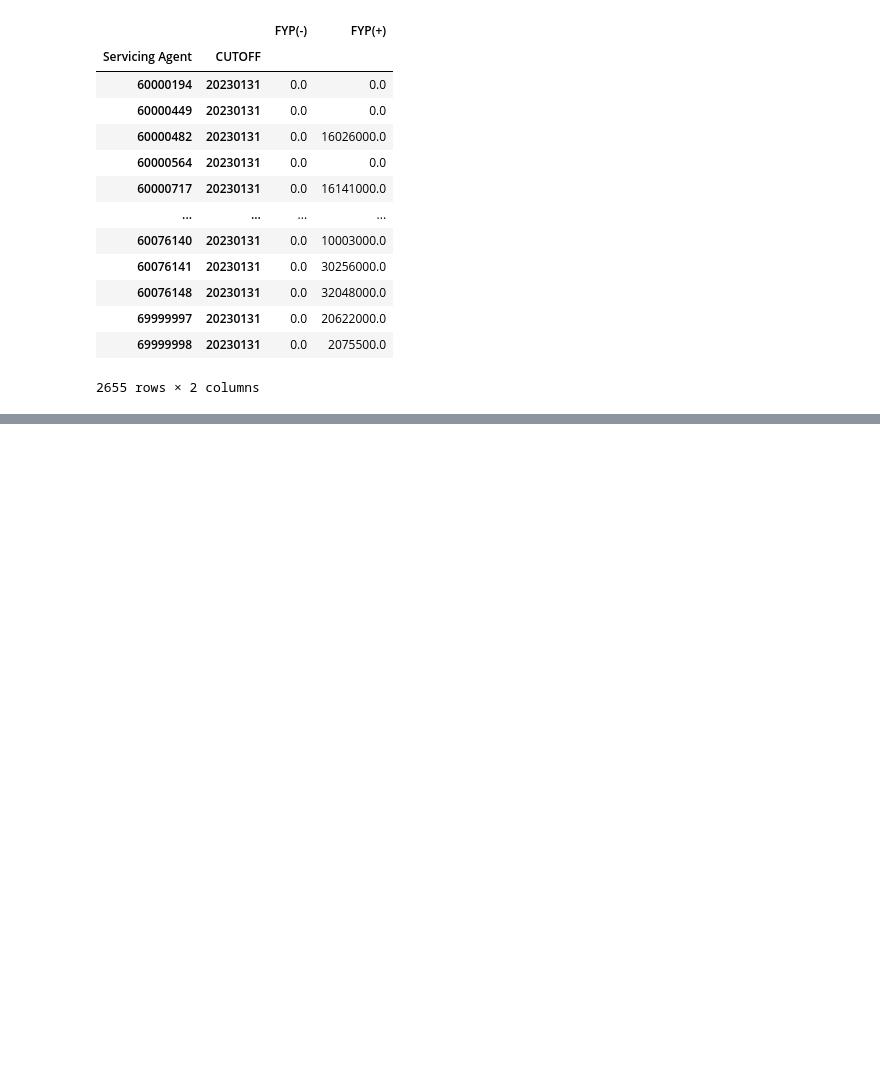
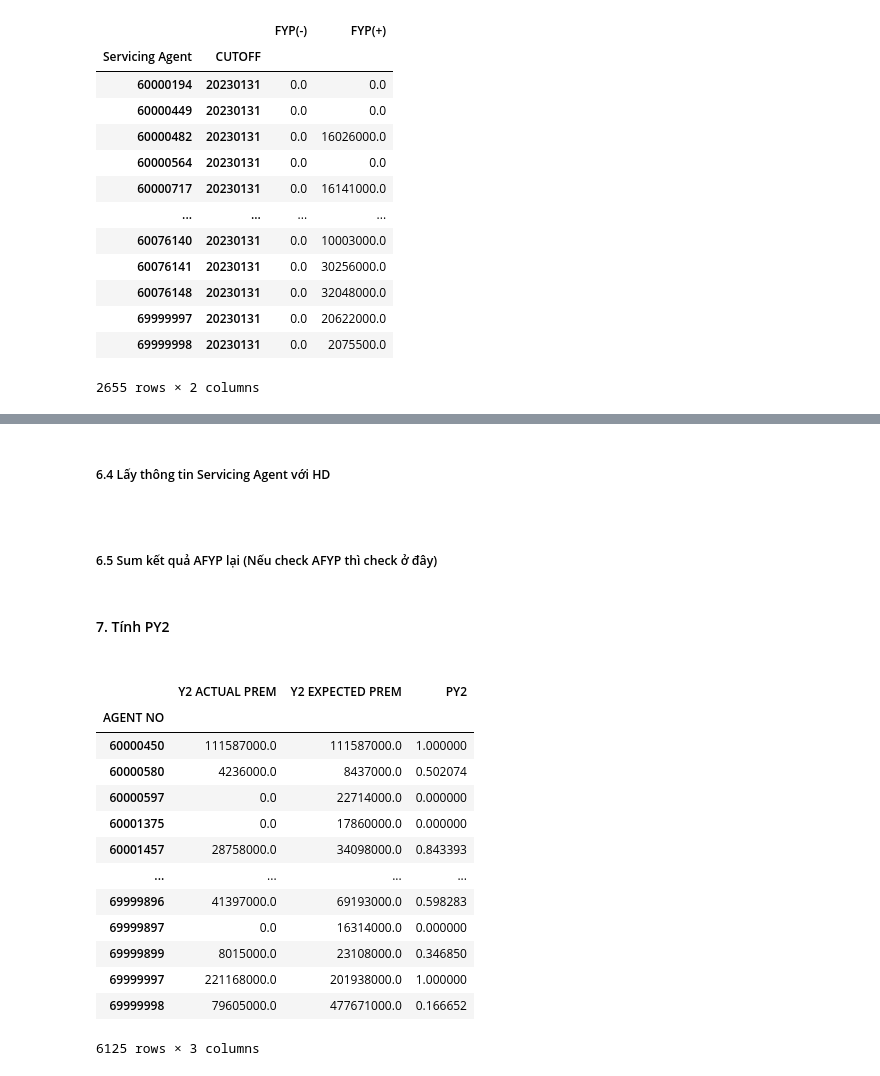
Before and after one commit to michaelmarytan81194/PythonProject, a Jupyter notebook: 1. Python/4. Tools/1. Phu Hung Life/4. KPI/KPI_Individual.ipynb, the cells around one changed output, grey strips where cells are left out. Drawn from its saved outputs; the diff is of its cells as text; code cells hidden in the pictures; blank space fills up the shorter version.

```diff
--- a/1. Python/4. Tools/1. Phu Hung Life/4. KPI/KPI_Individual.ipynb
+++ b/1. Python/4. Tools/1. Phu Hung Life/4. KPI/KPI_Individual.ipynb
@@ -25,0 +30,3 @@ dailysales = pd.read_sql(dailysales_query, conn)
+# %%
+py2_query = f"select * from PY2_CUTOFF where CUTOFF = '{cutoff}'"
+py2 = pd.read_sql(py2_query, conn)
@@ -201,0 +281,2 @@ Sum_FYP.to_csv('checkFYP.csv')
+# %% [markdown]
+<h5> 6.4 Lấy thông tin Servicing Agent với HD <h4>
@@ -201,0 +287,2 @@ Sum_FYP.to_csv('checkFYP.csv')
+# %% [markdown]
+<h5>6.5 Sum kết quả  AFYP lại (Nếu check AFYP thì check ở đây)
@@ -201,0 +295,24 @@ Sum_FYP.to_csv('checkFYP.csv')
+# %% [markdown]
+<h4>7. Tính PY2 <h4>
+# %%
+py2_table = py2
+# %%
+py2_month = py2_table.groupby(['AGENT NO'])[['Y2 ACTUAL PREM', 'Y2 EXPECTED PREM']].sum()
+py2_month['PY2'] = np.where((py2_month['Y2 ACTUAL PREM'] / py2_month['Y2 EXPECTED PREM']) > 1, 1,
+py2_month['Y2 ACTUAL PREM'] / py2_month['Y2 EXPECTED PREM'])
+py2_month
+# %% [output]
+|  | Y2 ACTUAL PREM | Y2 EXPECTED PREM | PY2 |
+| AGENT NO |  |  |  |
+| 60000450 | 111587000.0 | 111587000.0 | 1.000000 |
+| 60000580 | 4236000.0 | 8437000.0 | 0.502074 |
+| 60000597 | 0.0 | 22714000.0 | 0.000000 |
+| 60001375 | 0.0 | 17860000.0 | 0.000000 |
+| 60001457 | 28758000.0 | 34098000.0 | 0.843393 |
+| ... | ... | ... | ... |
+| 69999896 | 41397000.0 | 69193000.0 | 0.598283 |
+| 69999897 | 0.0 | 16314000.0 | 0.000000 |
+| 69999899 | 8015000.0 | 23108000.0 | 0.346850 |
+| 69999997 | 221168000.0 | 201938000.0 | 1.000000 |
+| 69999998 | 79605000.0 | 477671000.0 | 0.166652 |
+6125 rows × 3 columns
```
Also changed, not shown: parts of 43 cells of this notebook, 16 other files.
